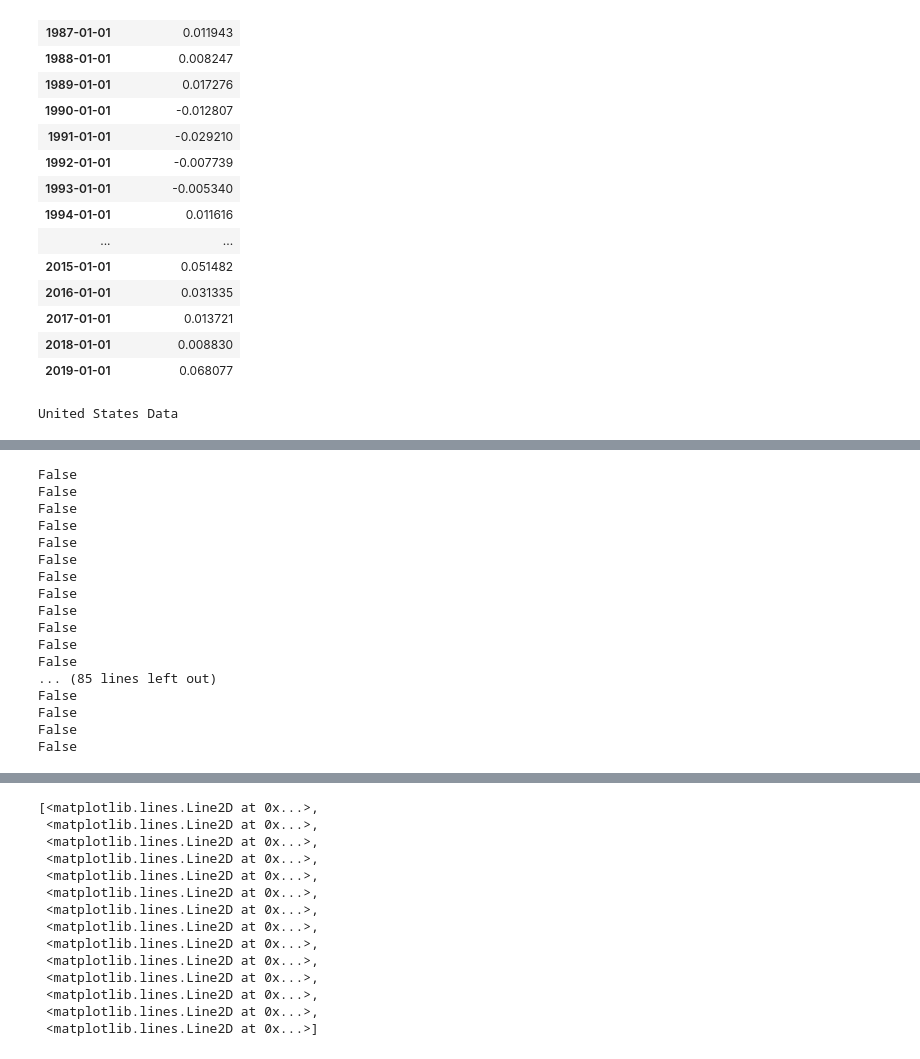
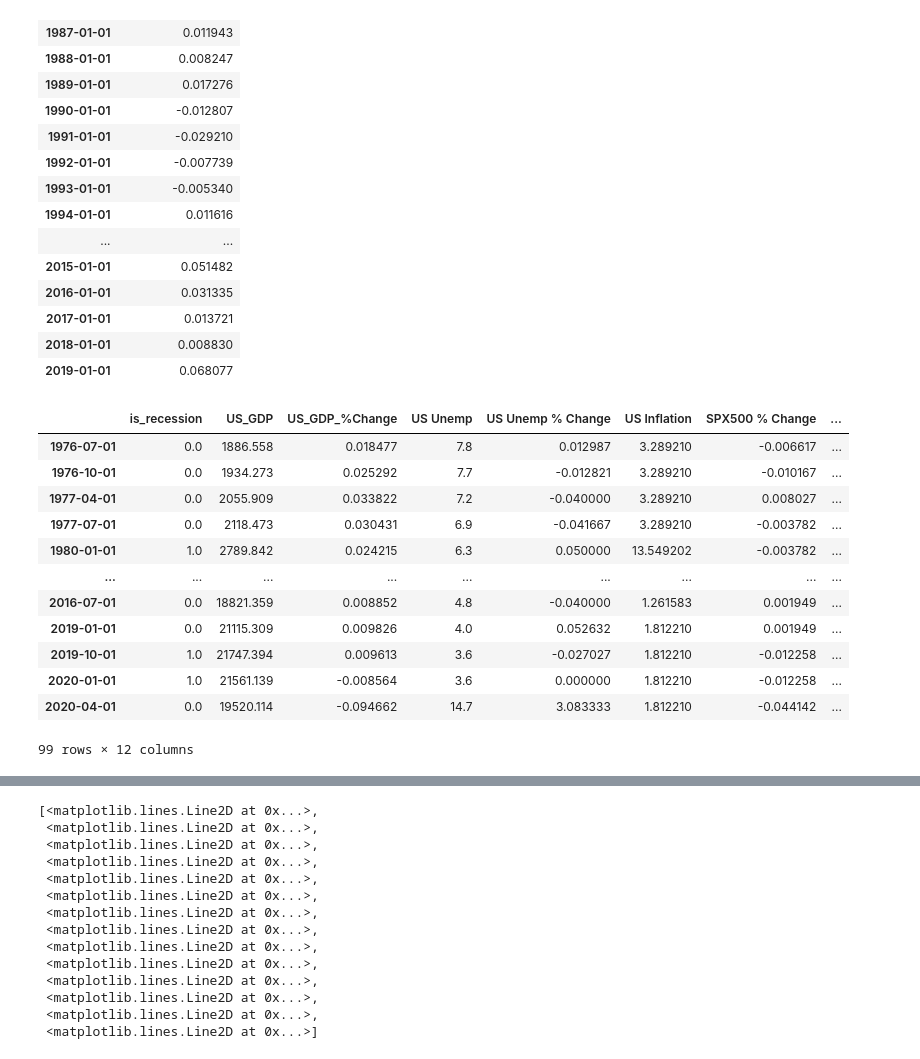
Before and after one commit to AvaneeshKolluri/MacroPredictionsProject, a Jupyter notebook: Project 2.ipynb, the cells around one changed output, grey strips where cells are left out. Cells and saved outputs as stored; diff of their text form; code cells hidden in the pictures.

```diff
--- a/Project 2.ipynb
+++ b/Project 2.ipynb
@@ -373,13 +373,25 @@ df_merged = reduce(lambda  left,right: pd.merge(left,right,left_index=True,right
 # %%
 # Macro: GDP,Unemployment, Inflation, Debt, ycurve, Manufacturing Employees
 # Micro: SPX500, NASDAQCOM, Loans
 
 inner = [df_merged, nascom_pct, ycurve, us_employees, us_employees_chg]
 df_merged = reduce(lambda  left,right: pd.merge(left,right,left_index=True,right_index=True,
                                                 how='inner'), inner)
 df_merged = df_merged.iloc[:-2].fillna(method = 'ffill')
 df_merged['US Inflation'].fillna((df_merged['US Inflation'].mean()), inplace=True)
 df_merged['US Median Income'].fillna((df_merged['US Median Income'].mean()), inplace=True)
-df_merged.style.set_caption("United States Data")
+df_merged
 # %% [output]
+|  | is_recession | US_GDP | US_GDP_%Change | US Unemp | US Unemp % Change | US Inflation | SPX500 % Change | ... |
+| 1976-07-01 | 0.0 | 1886.558 | 0.018477 | 7.8 | 0.012987 | 3.289210 | -0.006617 | ... |
+| 1976-10-01 | 0.0 | 1934.273 | 0.025292 | 7.7 | -0.012821 | 3.289210 | -0.010167 | ... |
+| 1977-04-01 | 0.0 | 2055.909 | 0.033822 | 7.2 | -0.040000 | 3.289210 | 0.008027 | ... |
+| 1977-07-01 | 0.0 | 2118.473 | 0.030431 | 6.9 | -0.041667 | 3.289210 | -0.003782 | ... |
+| 1980-01-01 | 1.0 | 2789.842 | 0.024215 | 6.3 | 0.050000 | 13.549202 | -0.003782 | ... |
+| ... | ... | ... | ... | ... | ... | ... | ... | ... |
+| 2016-07-01 | 0.0 | 18821.359 | 0.008852 | 4.8 | -0.040000 | 1.261583 | 0.001949 | ... |
+| 2019-01-01 | 0.0 | 21115.309 | 0.009826 | 4.0 | 0.052632 | 1.812210 | 0.001949 | ... |
+| 2019-10-01 | 1.0 | 21747.394 | 0.009613 | 3.6 | -0.027027 | 1.812210 | -0.012258 | ... |
+| 2020-01-01 | 1.0 | 21561.139 | -0.008564 | 3.6 | 0.000000 | 1.812210 | -0.012258 | ... |
+| 2020-04-01 | 0.0 | 19520.114 | -0.094662 | 14.7 | 3.083333 | 1.812210 | -0.044142 | ... |
-United States Data
+99 rows × 12 columns
@@ -409,24 +398,3 @@ for i in df_merged.columns:
-# %%
-for i in df_merged['US Median Income']:
-    print(i == np.nan)
-# %% [output]
-False
-False
-False
-False
-False
-False
-False
-False
-False
-False
-False
-False
-... (85 lines left out)
-False
-False
-False
-False
 # %%
 corr = df_merged.corr(method='kendall')
 plt.figure(figsize=(25,25))
```
Also changed, not shown: parts of 3 cells of this notebook.
